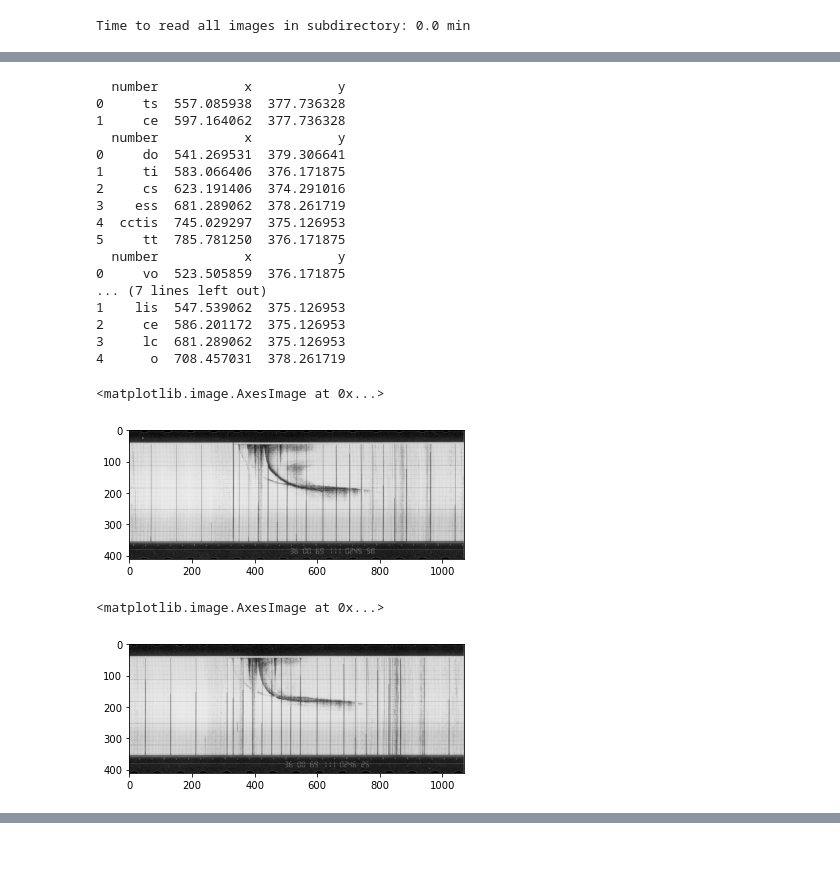
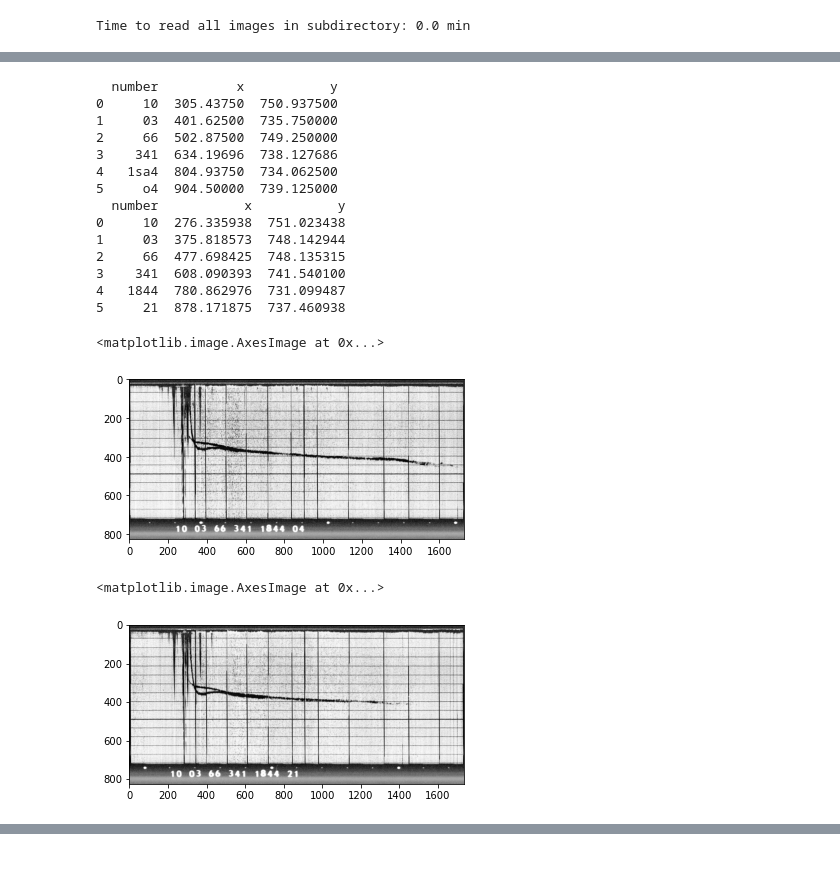
Before and after one commit to asc-csa/Alouette_ISIS_extract, a Jupyter notebook: Play/Play-20230331.ipynb, the cells around one changed output, grey strips where cells are left out. Drawn from its saved outputs; the diff is of its cells as text; code cells hidden in the pictures.

```diff
--- a/Play/Play-20230331.ipynb
+++ b/Play/Play-20230331.ipynb
@@ -11,7 +11,7 @@ pipeline = keras_ocr.pipeline.Pipeline()
 Looking for C:\Users\mfortier\.keras-ocr\craft_mlt_25k.h5
 Looking for C:\Users\mfortier\.keras-ocr\crnn_kurapan.h5
 # %%
-subdir_path = 'L:/DATA/ISIS/raw_upload_20230421/R014207869/B1-34-49 ISIS-A C-198-00/'
+subdir_path = 'L:/DATA/Alouette_I/BATCH_II_Run2/04_processed/R014207817/4163-03A/'
 # %%
 img_fns = []
 for file in os.listdir(subdir_path):
@@ -68,49 +61,46 @@ for i in range(0, len(prediction_groups)):
         df_ocr = df_ocr.sort_values('x').reset_index(drop=True)
         print(df_ocr)
     if len(df_ocr) == 6:
-        #if df_ocr['number'].iloc[0] == '10':
-        row2 = pd.DataFrame({
-            'station_number': df_ocr['number'].iloc[1],
-            'year': df_ocr['number'].iloc[2],
-            'day_of_year': df_ocr['number'].iloc[3],
-            'hour': df_ocr['number'].iloc[4][0:2],
-            'minute': df_ocr['number'].iloc[4][2:],
-            'second': df_ocr['number'].iloc[5],
-            'filename': img_fns[batch_i + i].replace(subdir_path, '')
-        }, index=[0])
-        df_results = pd.concat([df_results, row2])
+        if df_ocr['number'].iloc[0] == '10':
+            row2 = pd.DataFrame({
+                'station_number': df_ocr['number'].iloc[1],
+                'year': df_ocr['number'].iloc[2],
+                'day_of_year': df_ocr['number'].iloc[3],
+                'hour': df_ocr['number'].iloc[4][0:2],
+                'minute': df_ocr['number'].iloc[4][2:],
+                'second': df_ocr['number'].iloc[5],
+                'filename': img_fns[batch_i + i].replace(subdir_path, '')
+            }, index=[0])
+            df_results = pd.concat([df_results, row2])
 # %% [output]
+  number          x           y
+0     10  305.43750  750.937500
+1     03  401.62500  735.750000
+2     66  502.87500  749.250000
+3    341  634.19696  738.127686
+4   1sa4  804.93750  734.062500
+5     o4  904.50000  739.125000
   number           x           y
-0     ts  557.085938  377.736328
-1     ce  597.164062  377.736328
-  number           x           y
-0     do  541.269531  379.306641
-1     ti  583.066406  376.171875
-2     cs  623.191406  374.291016
-3    ess  681.289062  378.261719
-4  cctis  745.029297  375.126953
-5     tt  785.781250  376.171875
-  number           x           y
-0     vo  523.505859  376.171875
-... (7 lines left out)
-1    lis  547.539062  375.126953
-2     ce  586.201172  375.126953
-3     lc  681.289062  375.126953
-4      o  708.457031  378.261719
+0     10  276.335938  751.023438
+1     03  375.818573  748.142944
+2     66  477.698425  748.135315
+3    341  608.090393  741.540100
+4   1844  780.862976  731.099487
+5     21  878.171875  737.460938
 # %%
-img_fn = subdir_path + 'Image0005.png'
+img_fn = subdir_path + '102.png'
 img = mpimg.imread(img_fn)
 plt.imshow(img)
 # %% [output]
 <matplotlib.image.AxesImage at 0x...>
-[figure, old version]
+[figure, new version]
 # %%
-img_fn = subdir_path + 'Image0006.png'
+img_fn = subdir_path + '103.png'
 img = mpimg.imread(img_fn)
 plt.imshow(img)
 # %% [output]
 <matplotlib.image.AxesImage at 0x...>
-[figure, old version]
+[figure, new version]
 # %%
 df_results
 # %% [output]
```
Also changed, not shown: parts of 4 cells of this notebook, 1 other file.
